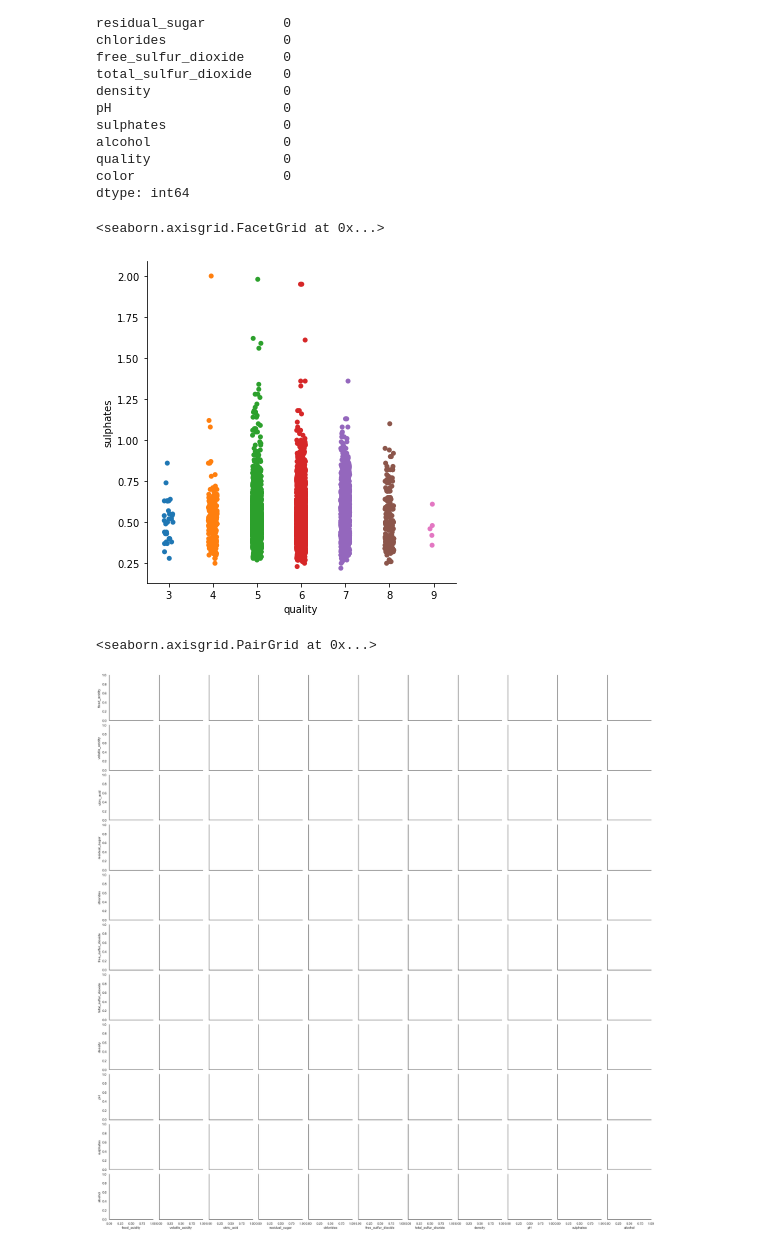
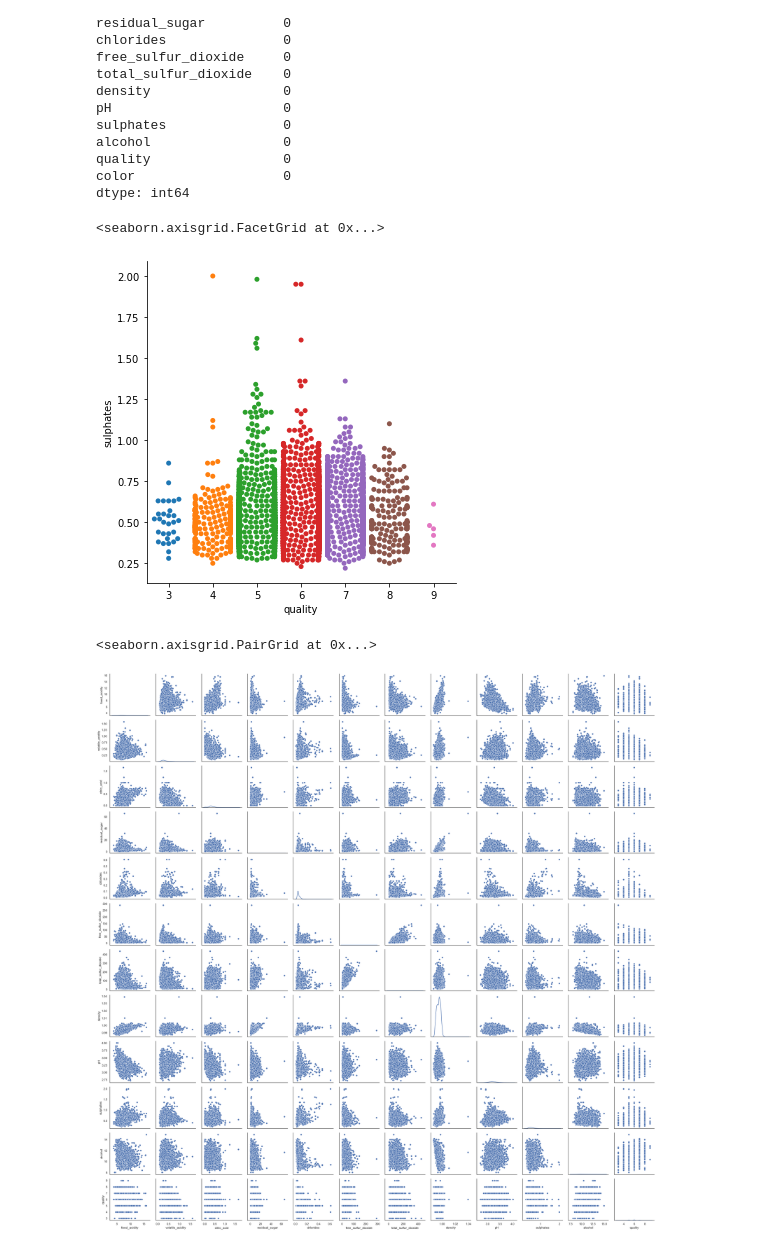
Before and after one commit to Renzo-de-Dominic/ML100Days, a Jupyter notebook: homework/Day_023_hw.ipynb, the cells around one changed output. Drawn from its saved outputs; the diff is of its cells as text; code cells hidden in the pictures.

```diff
--- a/homework/Day_023_hw.ipynb
+++ b/homework/Day_023_hw.ipynb
@@ -73,25 +73,25 @@ dtype: int64
 #在此圖表中,您可以看到硫酸鹽的數量,根據品質。品質值為 6 的硫酸鹽密度最高,品質等級為 9 和 3 的最低
 
 #在此一區域寫下程式碼
-sns.catplot(x="quality", y="sulphates", hue="quality", data=df_all)
+sns.catplot(x="quality", y="sulphates",kind = 'swarm', data= df_all)
 # %% [output]
 <seaborn.axisgrid.FacetGrid at 0x...>
-[figure, old version]
+[figure, new version]
 # %%
 #PairGrid 允許我們使用相同的繪圖類型繪製子圖網格來可視化數據。
 #與 FacetGrid 不同,它在每個子圖使用不同的變數對。它形成子圖的矩陣。它有時也被稱為"散點圖矩陣"。
 #對網格的用法與分面網格類似。首先初始化網格,然後傳遞繪圖函數。
 
 #在此一區域寫下程式碼
 
 #設定底圖樣式
 sns.set(style="white")
 
 #利用PairGrid 繪製對角圖
-sns.PairGrid(df_all,hue = 'quality')
-#g.map_upper
-#g.map_lower
-#g.map_diag
+g=sns.PairGrid(df_all)
+g.map_upper(sns.scatterplot)
+g.map_lower(sns.scatterplot)
+g.map_diag(sns.kdeplot)
 # %% [output]
 <seaborn.axisgrid.PairGrid at 0x...>
-[figure, old version]
+[figure, new version]
```
